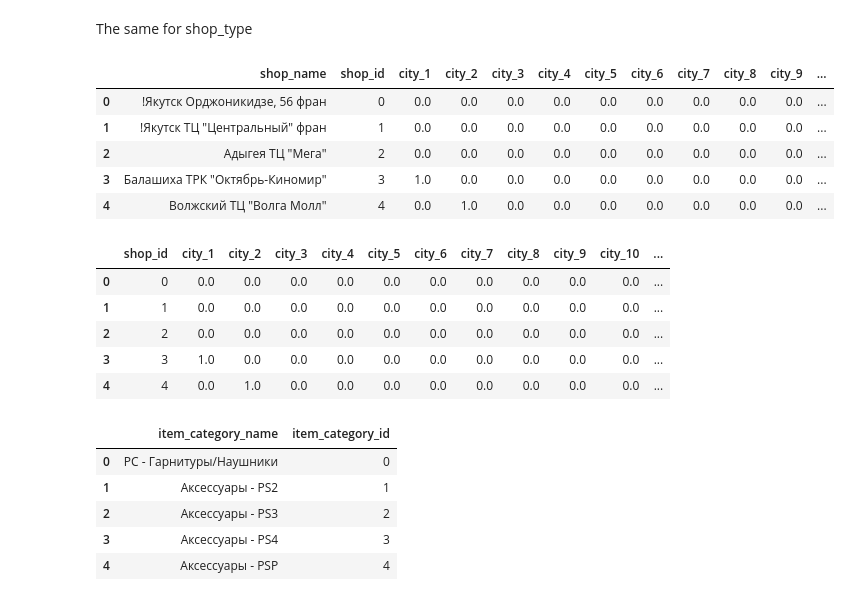
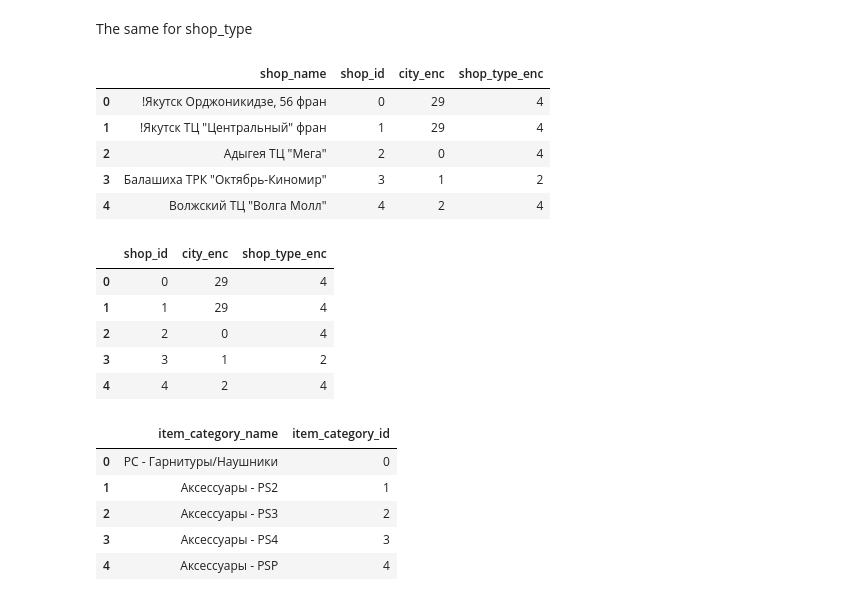
Before and after one commit to TayJen/HSE-Practice, a Jupyter notebook: HSE Final Project: Predict Future Sales.ipynb, the cells around one changed output. Drawn from its saved outputs; the diff is of its cells as text; code cells hidden in the pictures.

```diff
--- a/HSE Final Project: Predict Future Sales.ipynb
+++ b/HSE Final Project: Predict Future Sales.ipynb
@@ -278,15 +190,11 @@ Since the cities names are unique and weightless, and there are not so many of t
 # %%
-from sklearn.preprocessing import OneHotEncoder
+from sklearn.preprocessing import LabelEncoder
 
-encoder = OneHotEncoder()
+encoder = LabelEncoder()
 
 # reshape the 1-D country array to 2-D as fit_transform expects 2-D and finally fit the object
-X = encoder.fit_transform(df_shops.city.values.reshape(-1,1)).toarray()
+X = encoder.fit_transform(df_shops.city.values.reshape(-1,1))
 
 # add this back into the original dataframe
-encoded = pd.DataFrame(X, columns = ["city_" + str(i) for i in range(len(df_shops.city.unique()))])
+encoded = pd.DataFrame(X, columns=["city_enc"])
 df_shops = pd.concat([df_shops, encoded], axis=1)
-
-# drop the city column and city_0 to avoid so called "Dummy Variable Trap"
-df_shops = df_shops.drop(['city', 'city_0'], axis=1)
-df_shops.head()
@@ -299,0 +201,4 @@ df_shops.head()
+# %%
+# drop the city column and city_0 to avoid so called "Dummy Variable Trap"
+df_shops = df_shops.drop(['city'], axis=1)
+df_shops.head()
@@ -300,32 +212,32 @@ df_shops.head()
 # %% [markdown]
 The same for shop_type
 # %%
-encoder = OneHotEncoder()
-X = encoder.fit_transform(df_shops.shop_type.values.reshape(-1,1)).toarray()
+encoder = LabelEncoder()
+X = encoder.fit_transform(df_shops.shop_type.values.reshape(-1,1))
 
-encoded = pd.DataFrame(X, columns = ["shop_type_" + str(i) for i in range(len(df_shops.shop_type.unique()))])
+encoded = pd.DataFrame(X, columns=["shop_type_enc"])
 df_shops = pd.concat([df_shops, encoded], axis=1)
 
-df_shops = df_shops.drop(['shop_type', 'shop_type_0'], axis=1)
+df_shops = df_shops.drop(['shop_type'], axis=1)
 df_shops.head()
 # %% [output]
-|  | shop_name | shop_id | city_1 | city_2 | city_3 | city_4 | city_5 | city_6 | city_7 | city_8 | city_9 | ... |
-| 0 | !Якутск Орджоникидзе, 56 фран | 0 | 0.0 | 0.0 | 0.0 | 0.0 | 0.0 | 0.0 | 0.0 | 0.0 | 0.0 | ... |
-| 1 | !Якутск ТЦ "Центральный" фран | 1 | 0.0 | 0.0 | 0.0 | 0.0 | 0.0 | 0.0 | 0.0 | 0.0 | 0.0 | ... |
-| 2 | Адыгея ТЦ "Мега" | 2 | 0.0 | 0.0 | 0.0 | 0.0 | 0.0 | 0.0 | 0.0 | 0.0 | 0.0 | ... |
-| 3 | Балашиха ТРК "Октябрь-Киномир" | 3 | 1.0 | 0.0 | 0.0 | 0.0 | 0.0 | 0.0 | 0.0 | 0.0 | 0.0 | ... |
-| 4 | Волжский ТЦ "Волга Молл" | 4 | 0.0 | 1.0 | 0.0 | 0.0 | 0.0 | 0.0 | 0.0 | 0.0 | 0.0 | ... |
+|  | shop_name | shop_id | city_enc | shop_type_enc |
+| 0 | !Якутск Орджоникидзе, 56 фран | 0 | 29 | 4 |
+| 1 | !Якутск ТЦ "Центральный" фран | 1 | 29 | 4 |
+| 2 | Адыгея ТЦ "Мега" | 2 | 0 | 4 |
+| 3 | Балашиха ТРК "Октябрь-Киномир" | 3 | 1 | 2 |
+| 4 | Волжский ТЦ "Волга Молл" | 4 | 2 | 4 |
 # %%
 df_shops.drop(['shop_name'], axis=1, inplace=True)
-df_shops.astype('int')
+# df_shops.astype('int')
 df_shops.head()
 # %% [output]
-|  | shop_id | city_1 | city_2 | city_3 | city_4 | city_5 | city_6 | city_7 | city_8 | city_9 | city_10 | ... |
-| 0 | 0 | 0.0 | 0.0 | 0.0 | 0.0 | 0.0 | 0.0 | 0.0 | 0.0 | 0.0 | 0.0 | ... |
-| 1 | 1 | 0.0 | 0.0 | 0.0 | 0.0 | 0.0 | 0.0 | 0.0 | 0.0 | 0.0 | 0.0 | ... |
-| 2 | 2 | 0.0 | 0.0 | 0.0 | 0.0 | 0.0 | 0.0 | 0.0 | 0.0 | 0.0 | 0.0 | ... |
-| 3 | 3 | 1.0 | 0.0 | 0.0 | 0.0 | 0.0 | 0.0 | 0.0 | 0.0 | 0.0 | 0.0 | ... |
-| 4 | 4 | 0.0 | 1.0 | 0.0 | 0.0 | 0.0 | 0.0 | 0.0 | 0.0 | 0.0 | 0.0 | ... |
+|  | shop_id | city_enc | shop_type_enc |
+| 0 | 0 | 29 | 4 |
+| 1 | 1 | 29 | 4 |
+| 2 | 2 | 0 | 4 |
+| 3 | 3 | 1 | 2 |
+| 4 | 4 | 2 | 4 |
 # %%
 df_categories = pd.read_csv(dest + 'item_categories.csv')
 df_categories.head()
```
Also changed, not shown: parts of 53 cells of this notebook.
